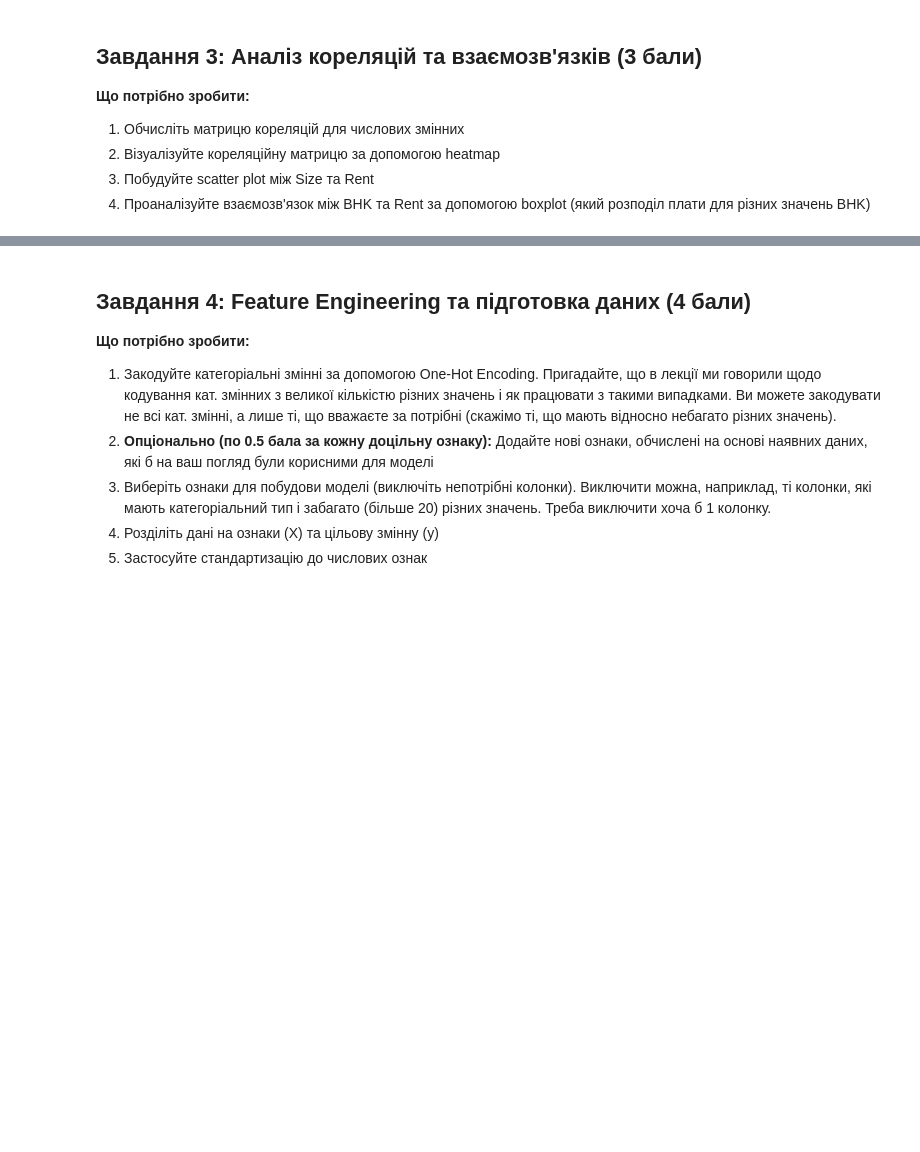
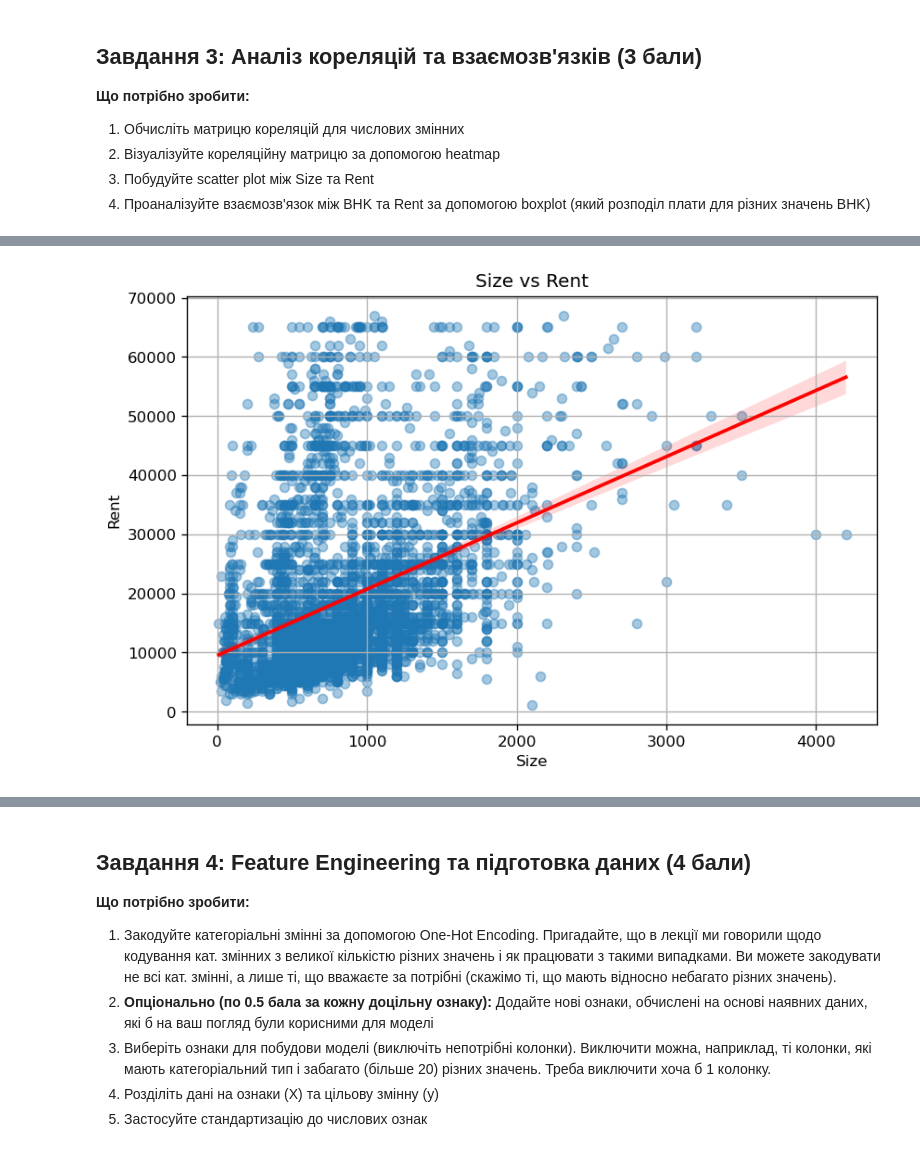
Before and after one commit to OlenaBabko/DataAnalytics_DataLovesAcademy, a Jupyter notebook: modul_16_Machine Learning Fundamentals for Data Analysts/hw/HW_16_1_Forecasting_housing_rent.ipynb, the cells around one changed output, grey strips where cells are left out. Drawn from its saved outputs; the diff is of its cells as text; code cells hidden in the pictures; blank space fills up the shorter version.

Commit message:
hw1 forecasting rent (task 3)

```diff
--- a/modul_16_Machine Learning Fundamentals for Data Analysts/hw/HW_16_1_Forecasting_housing_rent.ipynb
+++ b/modul_16_Machine Learning Fundamentals for Data Analysts/hw/HW_16_1_Forecasting_housing_rent.ipynb
@@ -258,0 +313,21 @@ df_encoded = pd.get_dummies(df_clean, columns=category_columns, drop_first=True)
+# %%
+# scatter plot між Size та Rent
+
+plt.figure(figsize=(8, 5), dpi = 120)
+
+sns.regplot(
+    data = df_clean,
+    x= "Size",
+    y= "Rent",
+    scatter_kws={"alpha": 0.4},
+    line_kws={"color": "red"}
+)
+
+plt.title("Size vs Rent")
+plt.xlabel("Size")
+plt.ylabel("Rent")
+plt.grid("True")
+
+plt.show()
+# %% [output]
+[figure, added]
```
Also changed, not shown: parts of 7 cells of this notebook.
